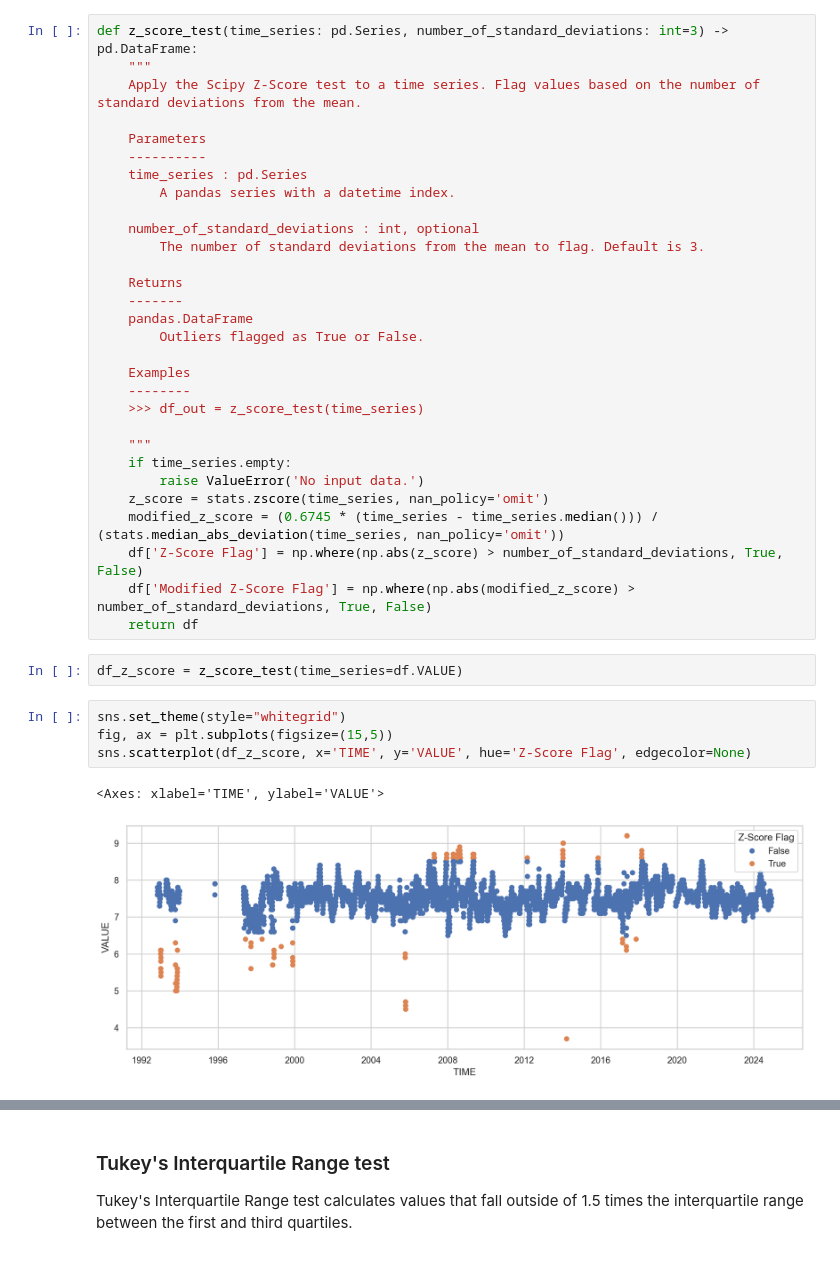
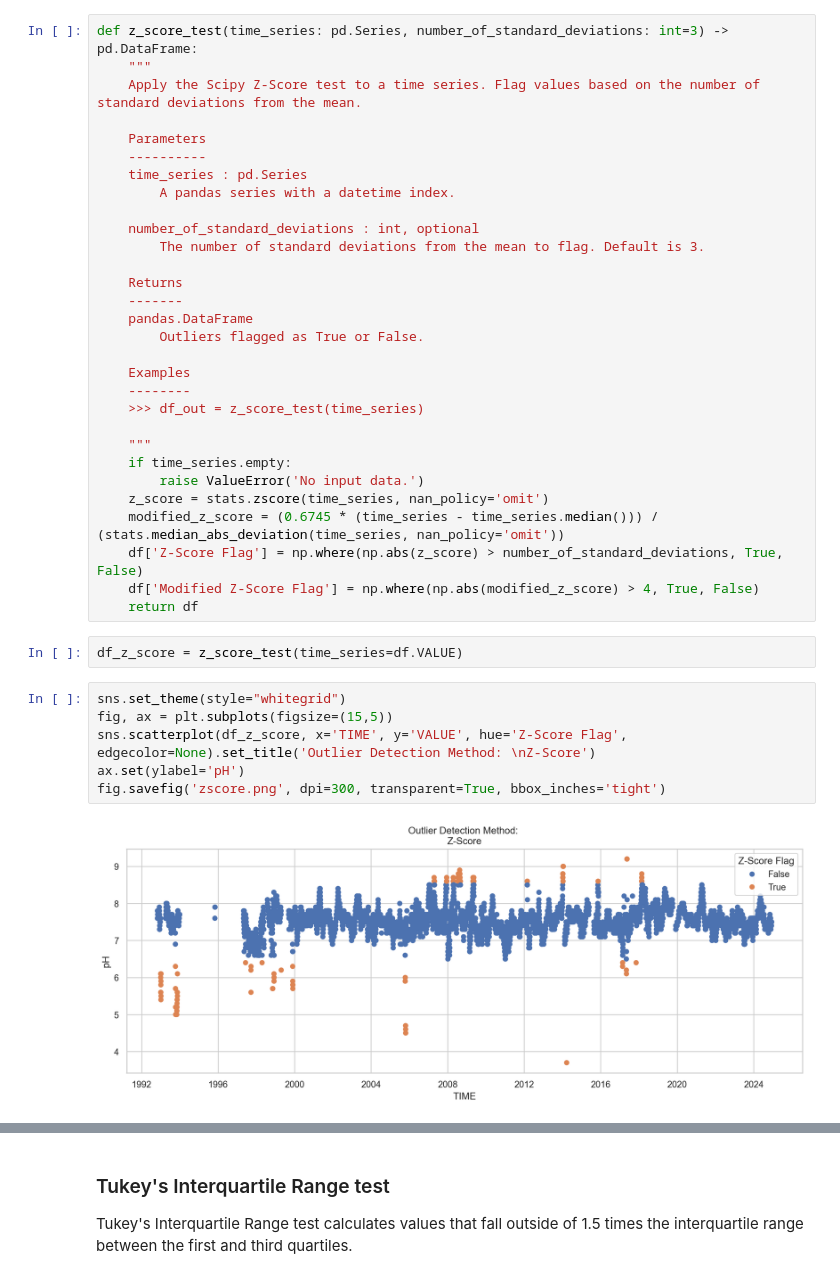
Before and after one commit to DWR-QA-Program/caldata-dsa-outlier-tool, a Jupyter notebook: dwr/dwr.ipynb, the cells around one changed output, grey strips where cells are left out. Drawn from its saved outputs; the diff is of its cells as text.

Commit message:
generated plots

```diff
--- a/dwr/dwr.ipynb
+++ b/dwr/dwr.ipynb
@@ -296,17 +296,18 @@ def z_score_test(time_series: pd.Series, number_of_standard_deviations: int=3) -
     z_score = stats.zscore(time_series, nan_policy='omit')
     modified_z_score = (0.6745 * (time_series - time_series.median())) / (stats.median_abs_deviation(time_series, nan_policy='omit'))
     df['Z-Score Flag'] = np.where(np.abs(z_score) > number_of_standard_deviations, True, False)
-    df['Modified Z-Score Flag'] = np.where(np.abs(modified_z_score) > number_of_standard_deviations, True, False)
+    df['Modified Z-Score Flag'] = np.where(np.abs(modified_z_score) > 4, True, False)
     return df
 # %%
 df_z_score = z_score_test(time_series=df.VALUE)
 # %%
 sns.set_theme(style="whitegrid")
 fig, ax = plt.subplots(figsize=(15,5))
-sns.scatterplot(df_z_score, x='TIME', y='VALUE', hue='Z-Score Flag', edgecolor=None)
+sns.scatterplot(df_z_score, x='TIME', y='VALUE', hue='Z-Score Flag', edgecolor=None).set_title('Outlier Detection Method: \nZ-Score')
+ax.set(ylabel='pH')
+fig.savefig('zscore.png', dpi=300, transparent=True, bbox_inches='tight')
 # %% [output]
-<Axes: xlabel='TIME', ylabel='VALUE'>
-[figure, old version]
+[figure, new version]
 # %%
 sns.set_theme(style="whitegrid")
 fig, ax = plt.subplots(figsize=(15,5))
```
Also changed, not shown: parts of 4 cells of this notebook.
